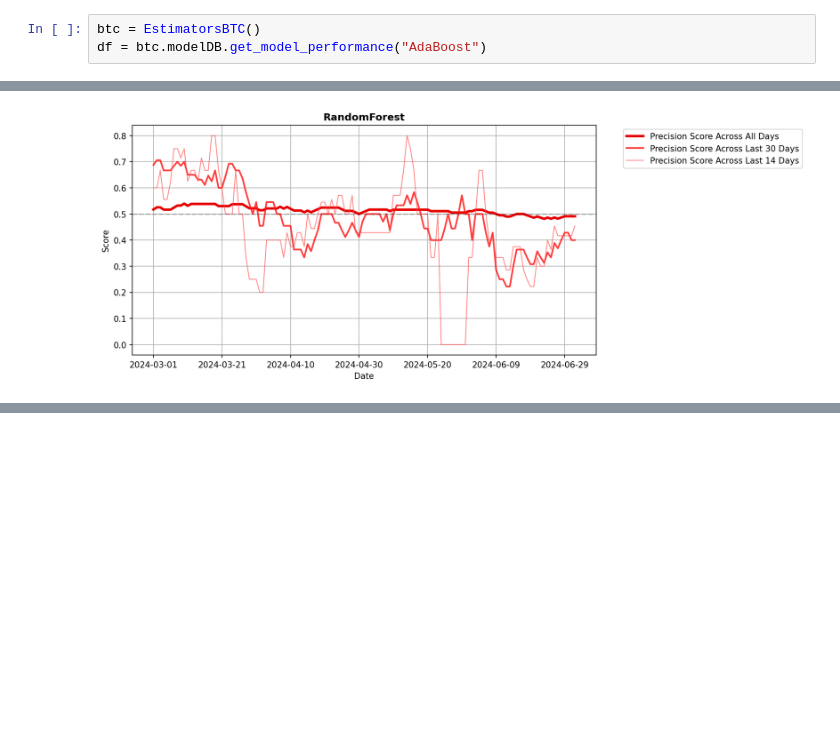
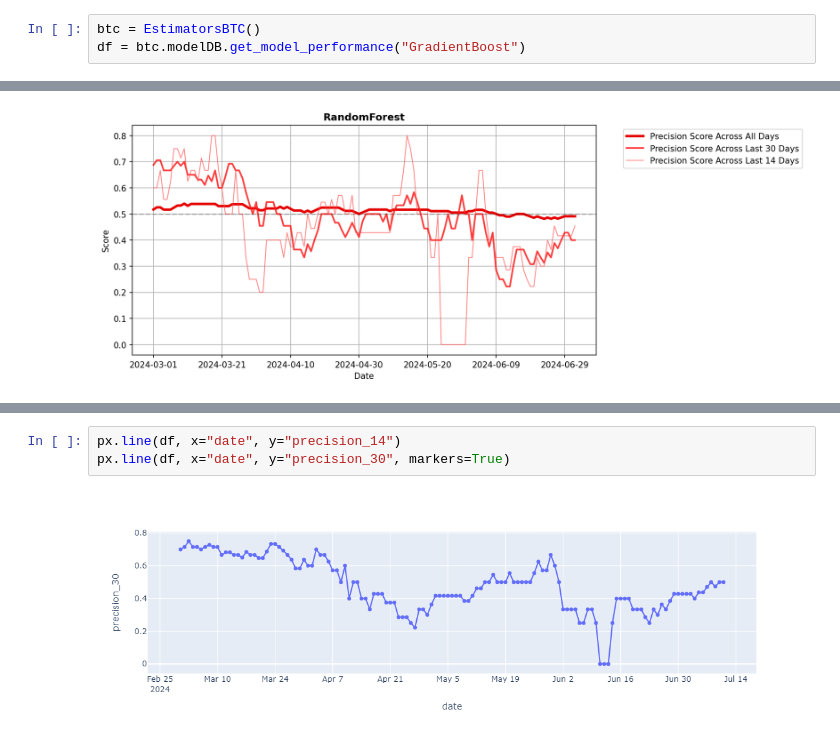
Before and after one commit to milonpabis/crypto-eye, a Jupyter notebook: results_playground.ipynb, the cells around one changed output, grey strips where cells are left out. Saved outputs shown, nothing was run; the diff lists cells and outputs as text; blank space fills up the shorter version.

Commit message:
flask, graphs

```diff
--- a/results_playground.ipynb
+++ b/results_playground.ipynb
@@ -15,5 +17,5 @@ SPECIFICITY_COLS = INFO_COLS + [f"specificity_{x}" for x in WINDOWS]
 NEG_PRED_COLS = INFO_COLS + [f"neg_pred_value_{x}" for x in WINDOWS]
 # %%
 btc = EstimatorsBTC()
-df = btc.modelDB.get_model_performance("AdaBoost")
+df = btc.modelDB.get_model_performance("GradientBoost")
 # %% [output]
@@ -83,0 +63,5 @@ To github.com:milonpabis/crypto-eye.git
+# %%
+px.line(df, x="date", y="precision_14")
+px.line(df, x="date", y="precision_30", markers=True)
+# %% [output]
+[figure, added]
```
Also changed, not shown: parts of 10 cells of this notebook, 13 other files.
